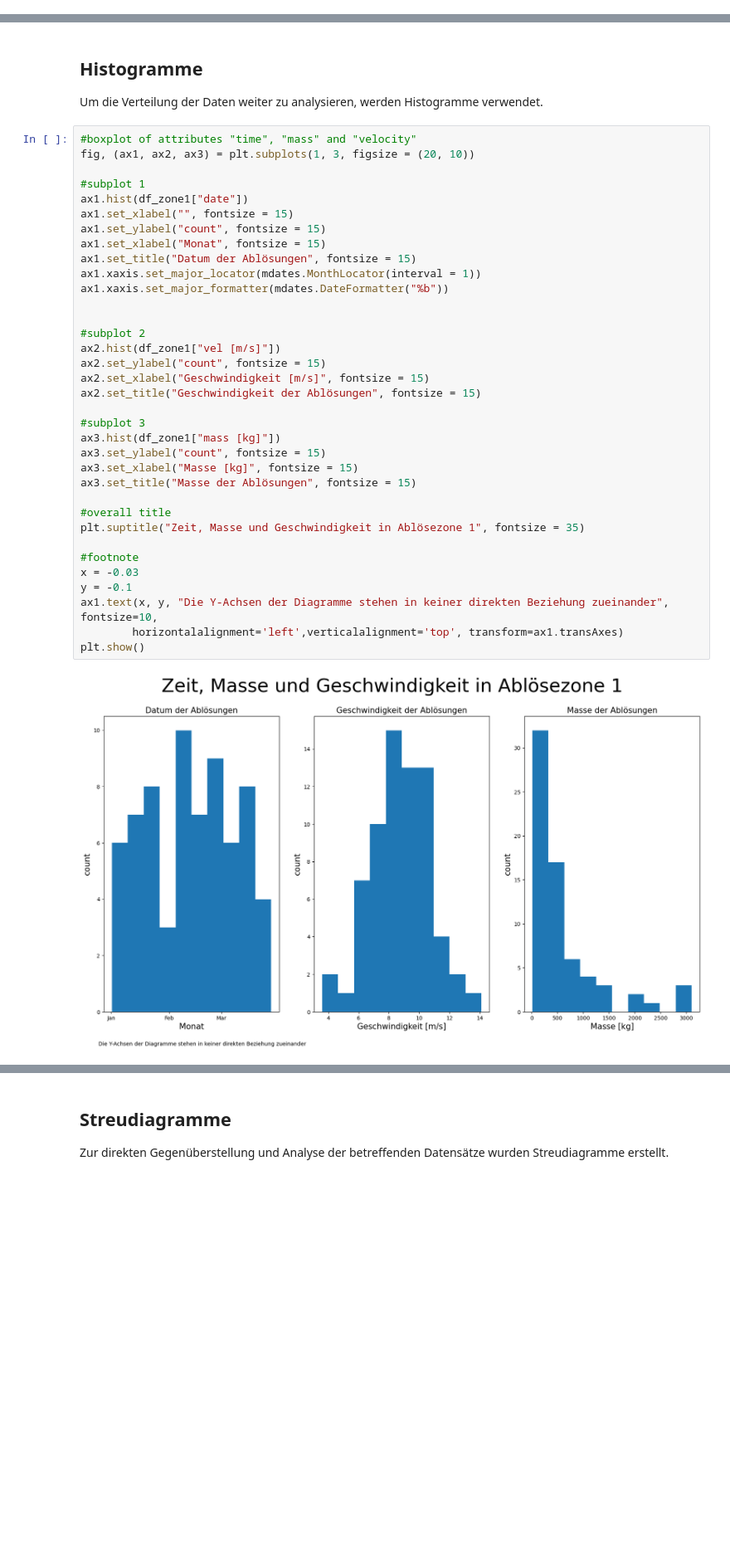
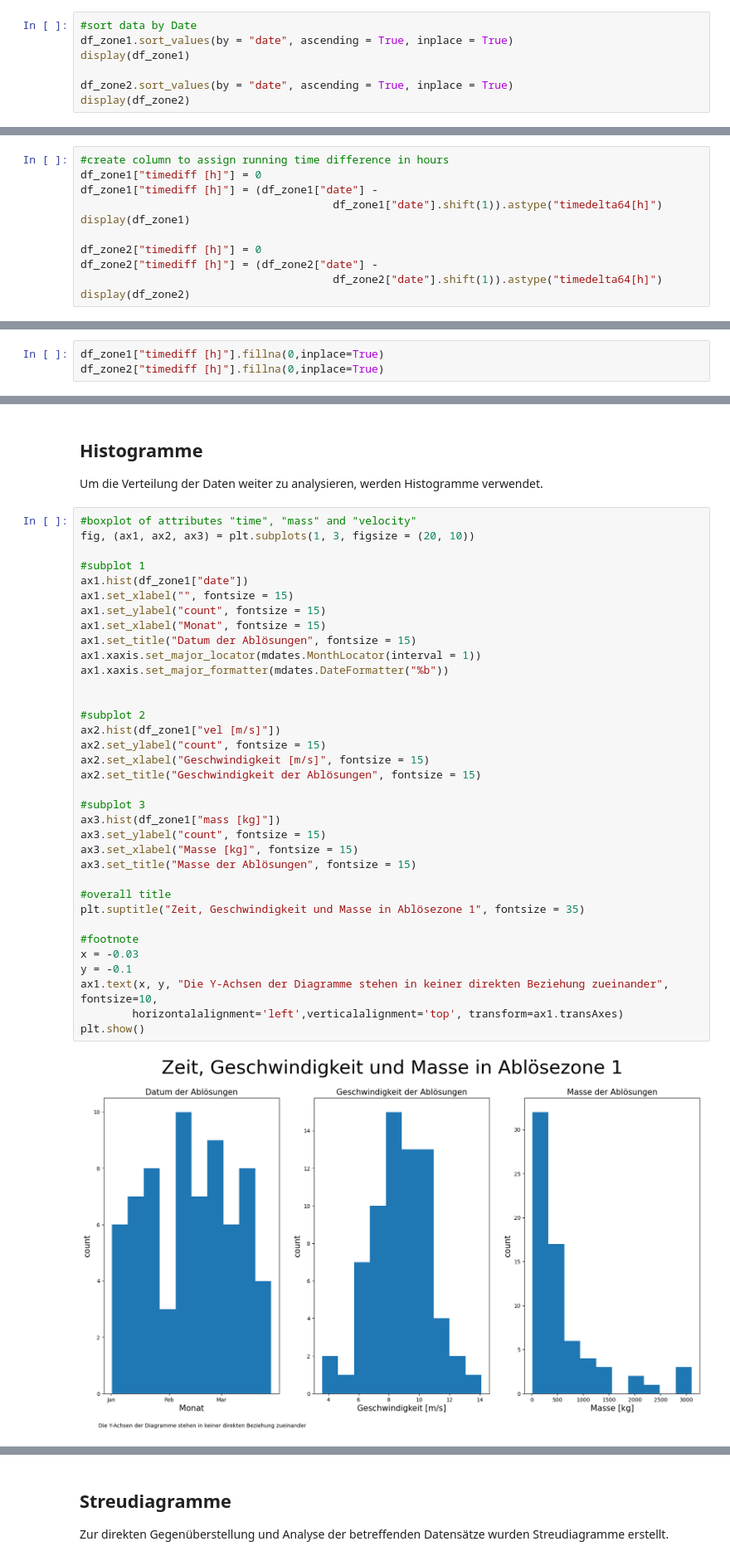
Before and after one commit to ChristianHeeb/cwm1_challenge, a Jupyter notebook: 01_notebook/notebook.ipynb, the cells around one changed output, grey strips where cells are left out. Shown: that part at 83% size. Drawn from its saved outputs; the diff is of its cells as text; blank space fills up the shorter version.

```diff
--- a/01_notebook/notebook.ipynb
+++ b/01_notebook/notebook.ipynb
@@ -258,3 +258,10 @@ display(df_zone2)
 | 29 | 2019-03-24 16:00:00 | 3.0 | 42.3 |
 | 30 | 2019-03-25 14:00:00 | 63.0 | 43.2 |
 | 31 | 2019-03-28 01:00:00 | 58.0 | 37.2 |
+# %%
+#sort data by Date
+df_zone1.sort_values(by = "date", ascending = True, inplace = True)
+display(df_zone1)
+
+df_zone2.sort_values(by = "date", ascending = True, inplace = True)
+display(df_zone2)
@@ -262,0 +301,11 @@ display(df_zone2)
+# %%
+#create column to assign running time difference in hours
+df_zone1["timediff [h]"] = 0
+df_zone1["timediff [h]"] = (df_zone1["date"] -
+                                       df_zone1["date"].shift(1)).astype("timedelta64[h]")
+display(df_zone1)
+
+df_zone2["timediff [h]"] = 0
+df_zone2["timediff [h]"] = (df_zone2["date"] -
+                                       df_zone2["date"].shift(1)).astype("timedelta64[h]")
+display(df_zone2)
@@ -263,3 +345,6 @@ display(df_zone2)
+# %%
+df_zone1["timediff [h]"].fillna(0,inplace=True)
+df_zone2["timediff [h]"].fillna(0,inplace=True)
 # %% [markdown]
 # Analyse der Daten
 # %%
@@ -357,35 +442,35 @@ fig, (ax1, ax2, ax3) = plt.subplots(1, 3, figsize = (20, 10))
 ax1.hist(df_zone1["date"])
 ax1.set_xlabel("", fontsize = 15)
 ax1.set_ylabel("count", fontsize = 15)
 ax1.set_xlabel("Monat", fontsize = 15)
 ax1.set_title("Datum der Ablösungen", fontsize = 15)
 ax1.xaxis.set_major_locator(mdates.MonthLocator(interval = 1))
 ax1.xaxis.set_major_formatter(mdates.DateFormatter("%b"))
 
 
 #subplot 2
 ax2.hist(df_zone1["vel [m/s]"])
 ax2.set_ylabel("count", fontsize = 15)
 ax2.set_xlabel("Geschwindigkeit [m/s]", fontsize = 15)
 ax2.set_title("Geschwindigkeit der Ablösungen", fontsize = 15)
 
 #subplot 3
 ax3.hist(df_zone1["mass [kg]"])
 ax3.set_ylabel("count", fontsize = 15)
 ax3.set_xlabel("Masse [kg]", fontsize = 15)
 ax3.set_title("Masse der Ablösungen", fontsize = 15)
 
 #overall title
-plt.suptitle("Zeit, Masse und Geschwindigkeit in Ablösezone 1", fontsize = 35)
+plt.suptitle("Zeit, Geschwindigkeit und Masse in Ablösezone 1", fontsize = 35)
 
 #footnote
 x = -0.03
 y = -0.1
 ax1.text(x, y, "Die Y-Achsen der Diagramme stehen in keiner direkten Beziehung zueinander", fontsize=10,
         horizontalalignment='left',verticalalignment='top', transform=ax1.transAxes)
 plt.show()
 # %% [output]
-[figure, old version]
+[figure, new version]
 # %%
 #boxplot of attributes "time", "mass" and "velocity"
 fig, (ax1, ax2, ax3) = plt.subplots(1, 3, figsize = (20, 10))
```
Also changed, not shown: parts of 12 cells of this notebook.
